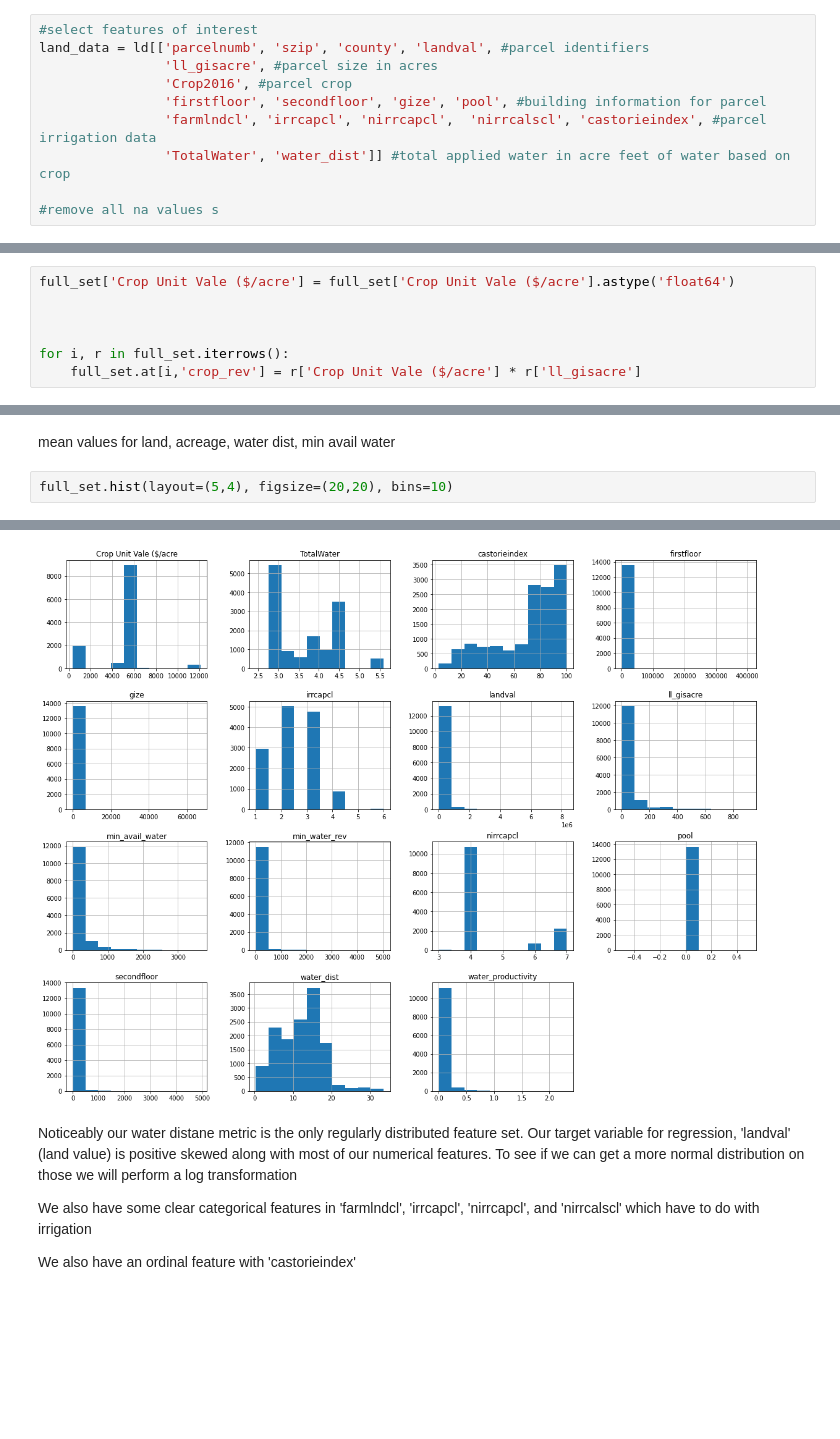
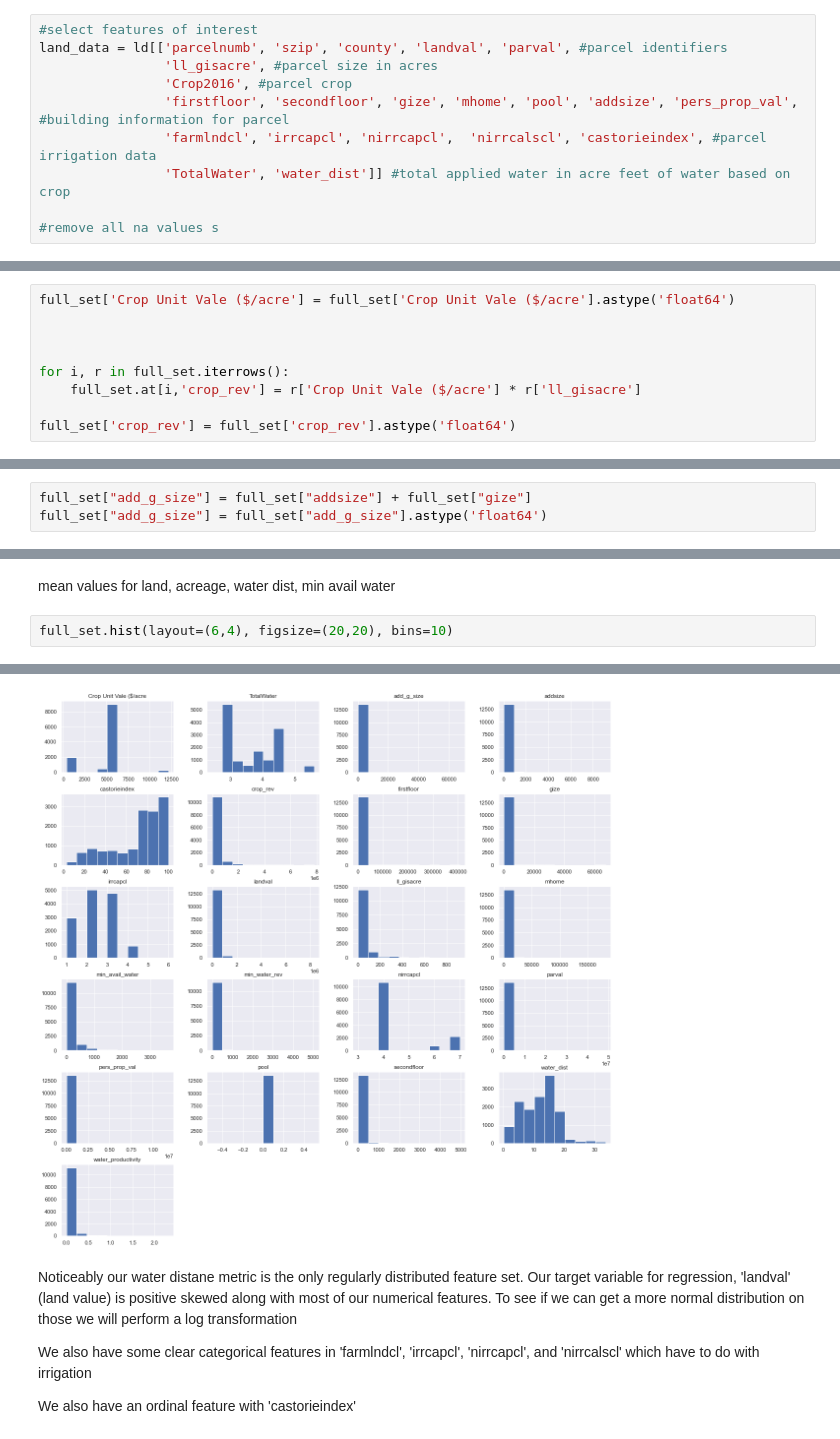
Before and after one commit to draget/w210_water, a Jupyter notebook: Hedonic Modeling.ipynb, the cells around one changed output, grey strips where cells are left out. Drawn from its saved outputs; the diff is of its cells as text; blank space fills up the shorter version.

```diff
--- a/Hedonic Modeling.ipynb
+++ b/Hedonic Modeling.ipynb
@@ -105,9 +119,9 @@ With respect to creating methods for measuring water access we are interested in
 # %%
 #select features of interest
-land_data = ld[['parcelnumb', 'szip', 'county', 'landval', #parcel identifiers
+land_data = ld[['parcelnumb', 'szip', 'county', 'landval', 'parval', #parcel identifiers
                 'll_gisacre', #parcel size in acres
                 'Crop2016', #parcel crop
-                'firstfloor', 'secondfloor', 'gize', 'pool', #building information for parcel
+                'firstfloor', 'secondfloor', 'gize', 'mhome', 'pool', 'addsize', 'pers_prop_val', #building information for parcel
                 'farmlndcl', 'irrcapcl', 'nirrcapcl',  'nirrcalscl', 'castorieindex', #parcel irrigation data
                 'TotalWater', 'water_dist']] #total applied water in acre feet of water based on crop
 
@@ -272,6 +287,8 @@ full_set['Crop Unit Vale ($/acre'] = full_set['Crop Unit Vale ($/acre'].astype('
 
 for i, r in full_set.iterrows():
     full_set.at[i,'crop_rev'] = r['Crop Unit Vale ($/acre'] * r['ll_gisacre']
+
+full_set['crop_rev'] = full_set['crop_rev'].astype('float64')
 # %% [markdown]
 The 'water_productivity' feature is the parcel crop revenue value per acre divided by the total water per acre of applied water to the crop.
 # %%
@@ -370,5 +378,8 @@ set(full_set['farmlndcl'].tolist())
 # %% [markdown]
 Lets do some work on the land value by summing building land size and excluding those records with a pool
+# %%
+full_set["add_g_size"] = full_set["addsize"] + full_set["gize"]
+full_set["add_g_size"] = full_set["add_g_size"].astype('float64')
 # %% [markdown]
 ## Feature Analysis
 # %% [markdown]
@@ -392,7 +403,7 @@ full_set.describe()
 # %% [markdown]
 mean values for land, acreage, water dist, min avail water
 # %%
-full_set.hist(layout=(5,4), figsize=(20,20), bins=10)
+full_set.hist(layout=(6,4), figsize=(20,20), bins=10)
 # %% [output]
 array([[<matplotlib.axes._subplots.AxesSubplot object at 0x...>,
         <matplotlib.axes._subplots.AxesSubplot object at 0x...>,
@@ -410,8 +421,8 @@ array([[<matplotlib.axes._subplots.AxesSubplot object at 0x...>,
         <matplotlib.axes._subplots.AxesSubplot object at 0x...>,
         <matplotlib.axes._subplots.AxesSubplot object at 0x...>,
         <matplotlib.axes._subplots.AxesSubplot object at 0x...>]],
       dtype=object)
-[figure, old version]
+[figure, new version]
 # %% [markdown]
 Noticeably our water distane metric is the only regularly distributed feature set. Our target variable for regression, 'landval' (land value) is positive skewed along with most of our numerical features. To see if we can get a more normal distribution on those we will perform a log transformation
 
```
Also changed, not shown: parts of 55 cells of this notebook.
